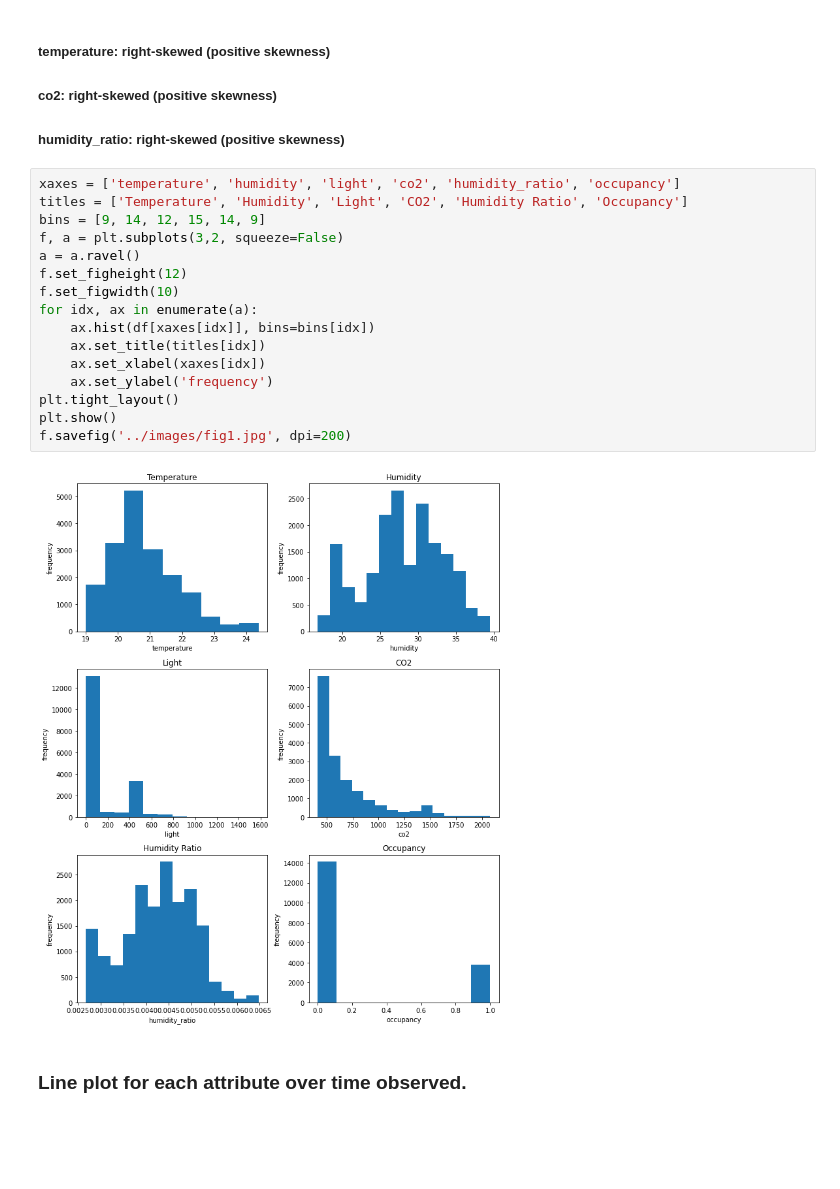
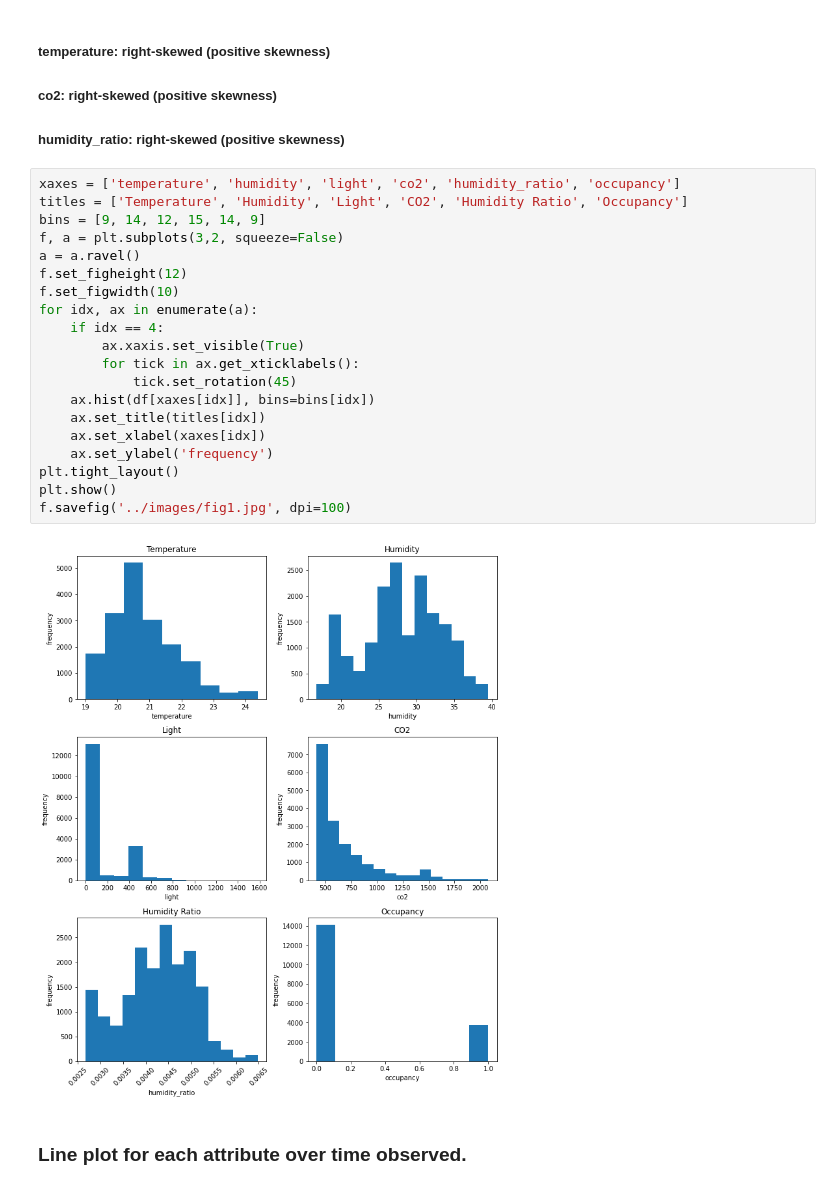
Before and after one commit to CristinaSahoo/Occupancy-Detection, a Jupyter notebook: code/EDA.ipynb, the cells around one changed output. Saved outputs shown, nothing was run; the diff lists cells and outputs as text; blank space fills up the shorter version.

Commit message:
images

```diff
--- a/code/EDA.ipynb
+++ b/code/EDA.ipynb
@@ -74,21 +74,25 @@ Index(['temperature', 'humidity', 'light', 'co2', 'humidity_ratio',
 # %%
 xaxes = ['temperature', 'humidity', 'light', 'co2', 'humidity_ratio', 'occupancy']
 titles = ['Temperature', 'Humidity', 'Light', 'CO2', 'Humidity Ratio', 'Occupancy']
 bins = [9, 14, 12, 15, 14, 9]
 f, a = plt.subplots(3,2, squeeze=False)
 a = a.ravel()
 f.set_figheight(12)
 f.set_figwidth(10)
 for idx, ax in enumerate(a):
+    if idx == 4:
+        ax.xaxis.set_visible(True)
+        for tick in ax.get_xticklabels():
+            tick.set_rotation(45)
     ax.hist(df[xaxes[idx]], bins=bins[idx])
     ax.set_title(titles[idx])
     ax.set_xlabel(xaxes[idx])
     ax.set_ylabel('frequency')
 plt.tight_layout()
 plt.show()
-f.savefig('../images/fig1.jpg', dpi=200)
+f.savefig('../images/fig1.jpg', dpi=100)
 # %% [output]
-[figure, old version]
+[figure, new version]
 # %% [markdown]
 ### Line plot for each attribute over time observed.
 # %%
```
Also changed, not shown: 1 other file.
